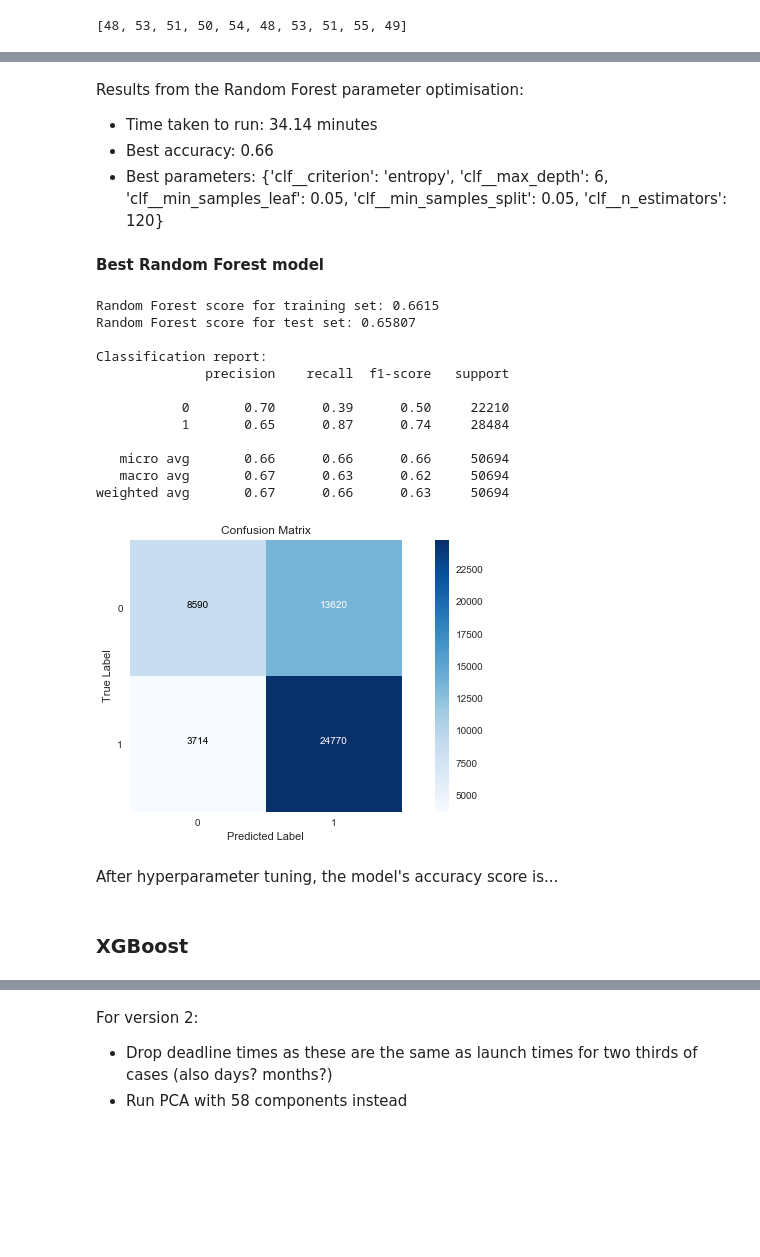
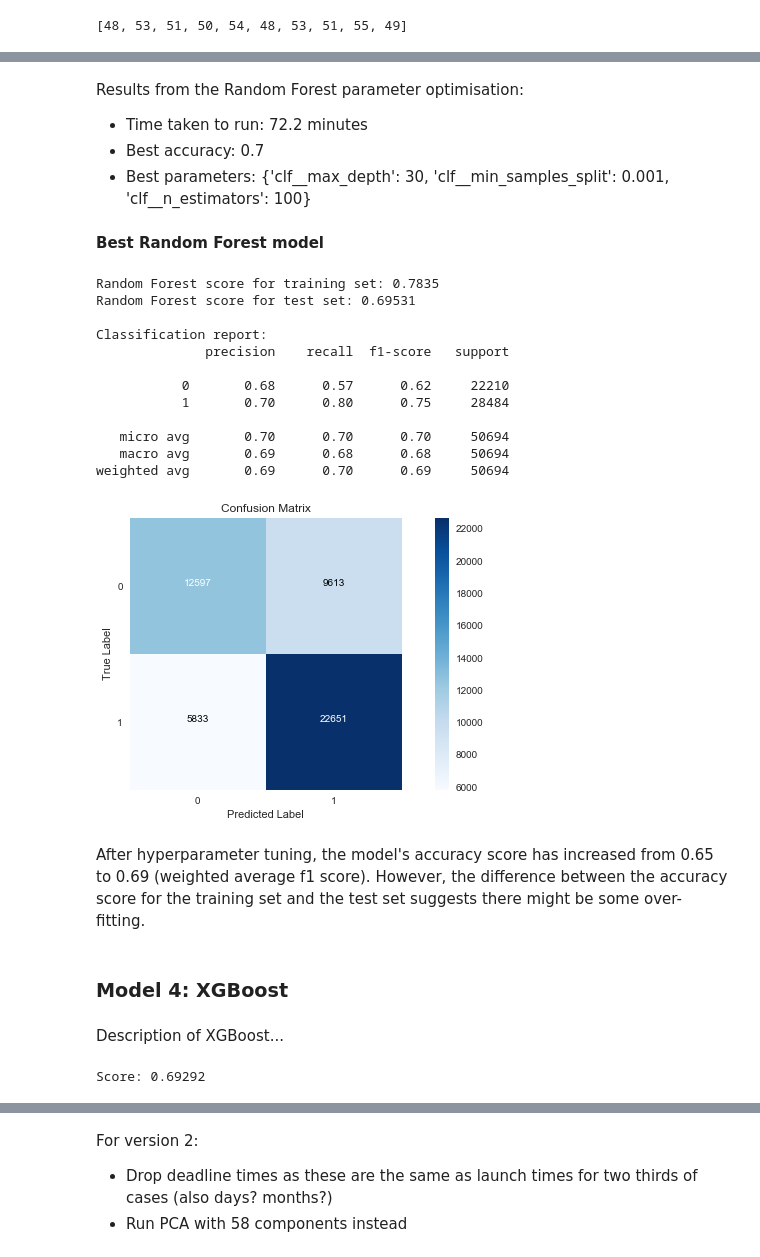
Before and after one commit to L-Lewis/Kickstarter-success-machine-learning, a Jupyter notebook: student.ipynb, the cells around one changed output, grey strips where cells are left out. Drawn from its saved outputs; the diff is of its cells as text; code cells hidden in the pictures; blank space fills up the shorter version.

Commit message:
Ran XGBoost model

```diff
--- a/student.ipynb
+++ b/student.ipynb
@@ -1556,39 +1557,49 @@ Best parameters: {'clf__criterion': 'entropy', 'clf__max_depth': 6, 'clf__min_sa
 # %% [markdown]
 Results from the Random Forest parameter optimisation:
-- Time taken to run: 34.14 minutes
-- Best accuracy: 0.66
-- Best parameters: {'clf__criterion': 'entropy', 'clf__max_depth': 6, 'clf__min_samples_leaf': 0.05, 'clf__min_samples_split': 0.05, 'clf__n_estimators': 120}
+- Time taken to run: 72.2 minutes
+- Best accuracy: 0.7
+- Best parameters: {'clf__max_depth': 30, 'clf__min_samples_split': 0.001, 'clf__n_estimators': 100}
 # %% [markdown]
 **Best Random Forest model**
 # %%
 pipe_best_rf = Pipeline([('pca', PCA(n_components=90)),
-                    ('clf', RandomForestClassifier(criterion='entropy', max_depth=6, min_samples_leaf=0.05, min_samples_split=0.05, n_estimators=120))])
+                    ('clf', RandomForestClassifier(max_depth=30, min_samples_split=0.001, n_estimators=100))])
 
 pipe_best_rf.fit(X_train, y_train)
 
 rf_y_hat_train = pipe_best_rf.predict(X_train)
 rf_y_hat_test = pipe_best_rf.predict(X_test)
 
 print("Random Forest score for training set:", round(pipe_best_rf.score(X_train, y_train),5))
 print("Random Forest score for test set:", round(pipe_best_rf.score(X_test, y_test),5))
 print("\nClassification report:")
 print(classification_report(y_test, rf_y_hat_test))
 plot_cf(y_test, rf_y_hat_test)
 # %% [output]
-Random Forest score for training set: 0.6615
-Random Forest score for test set: 0.65807
+Random Forest score for training set: 0.7835
+Random Forest score for test set: 0.69531
 
 Classification report:
               precision    recall  f1-score   support
 
-           0       0.70      0.39      0.50     22210
-           1       0.65      0.87      0.74     28484
+           0       0.68      0.57      0.62     22210
+           1       0.70      0.80      0.75     28484
 
-   micro avg       0.66      0.66      0.66     50694
-   macro avg       0.67      0.63      0.62     50694
-weighted avg       0.67      0.66      0.63     50694
+   micro avg       0.70      0.70      0.70     50694
+   macro avg       0.69      0.68      0.68     50694
+weighted avg       0.69      0.70      0.69     50694
-[figure, old version]
+[figure, new version]
-# %% [markdown]
-After hyperparameter tuning, the model's accuracy score is...
+# %% [markdown]
+After hyperparameter tuning, the model's accuracy score has increased from 0.65 to 0.69 (weighted average f1 score). However, the difference between the accuracy score for the training set and the test set suggests there might be some over-fitting.
 # %% [markdown]
-### XGBoost
+### Model 4: XGBoost
+# %% [markdown]
+Description of XGBoost...
+# %%
+# XGBoost with default settings
+pipe_xgb = Pipeline([('pca', PCA(n_components=90)),
+                    ('clf', xgb.XGBClassifier())])
+pipe_xgb.fit(X_train, y_train)
+print("Score:", round(pipe_xgb.score(X_test, y_test),5))
+# %% [output]
+Score: 0.69292
```
Also changed, not shown: parts of 14 cells of this notebook.
